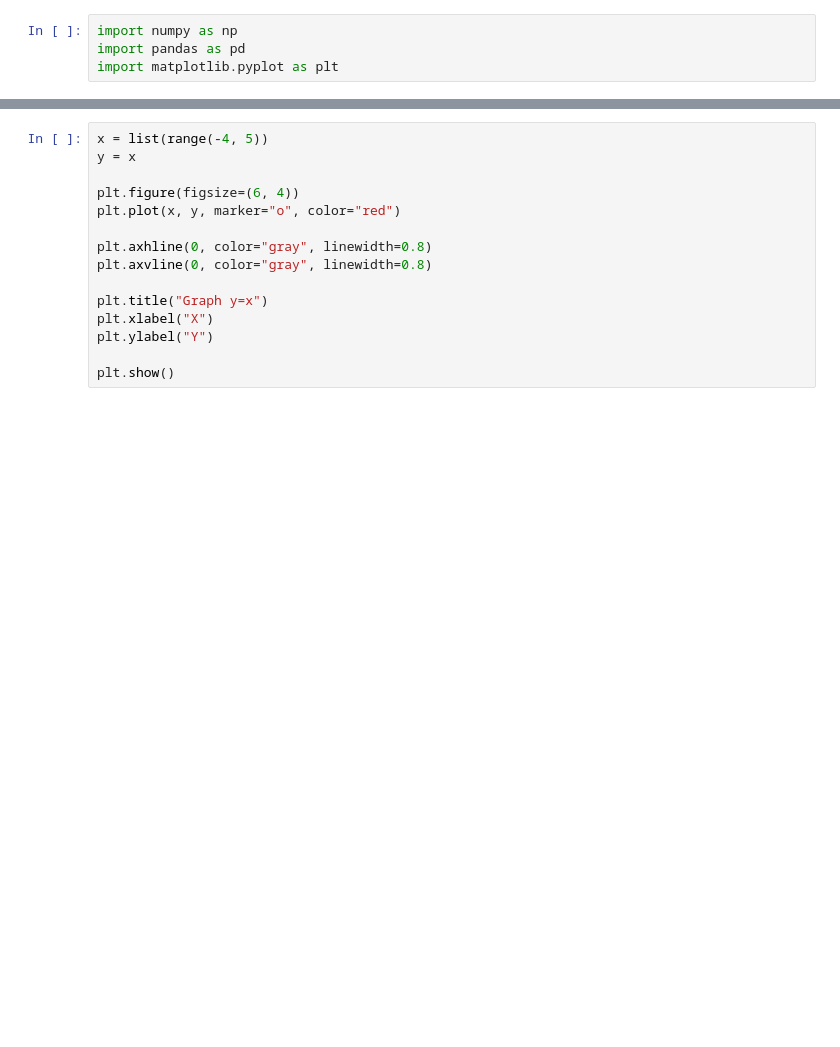
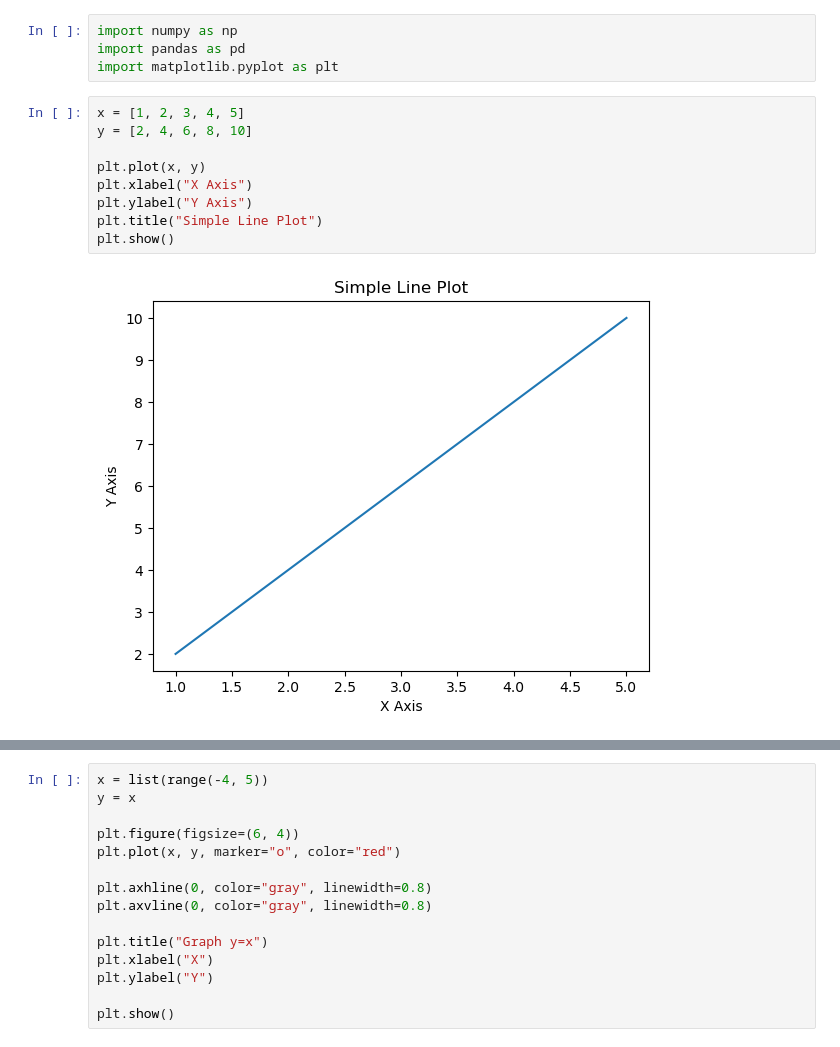
Before and after one commit to BoostanAlireza/Matplotlib-Practice, a Jupyter notebook: 2.ipynb, the cells around one changed output, grey strips where cells are left out. Cells and saved outputs as stored; diff of their text form; blank space fills up the shorter version.

```diff
--- a/2.ipynb
+++ b/2.ipynb
@@ -2,3 +2,14 @@
 import numpy as np
 import pandas as pd
 import matplotlib.pyplot as plt
+# %%
+x = [1, 2, 3, 4, 5]
+y = [2, 4, 6, 8, 10]
+
+plt.plot(x, y)
+plt.xlabel("X Axis")
+plt.ylabel("Y Axis")
+plt.title("Simple Line Plot")
+plt.show()
+# %% [output]
+[figure, added]
```
Also changed, not shown: parts of 3 cells of this notebook.
